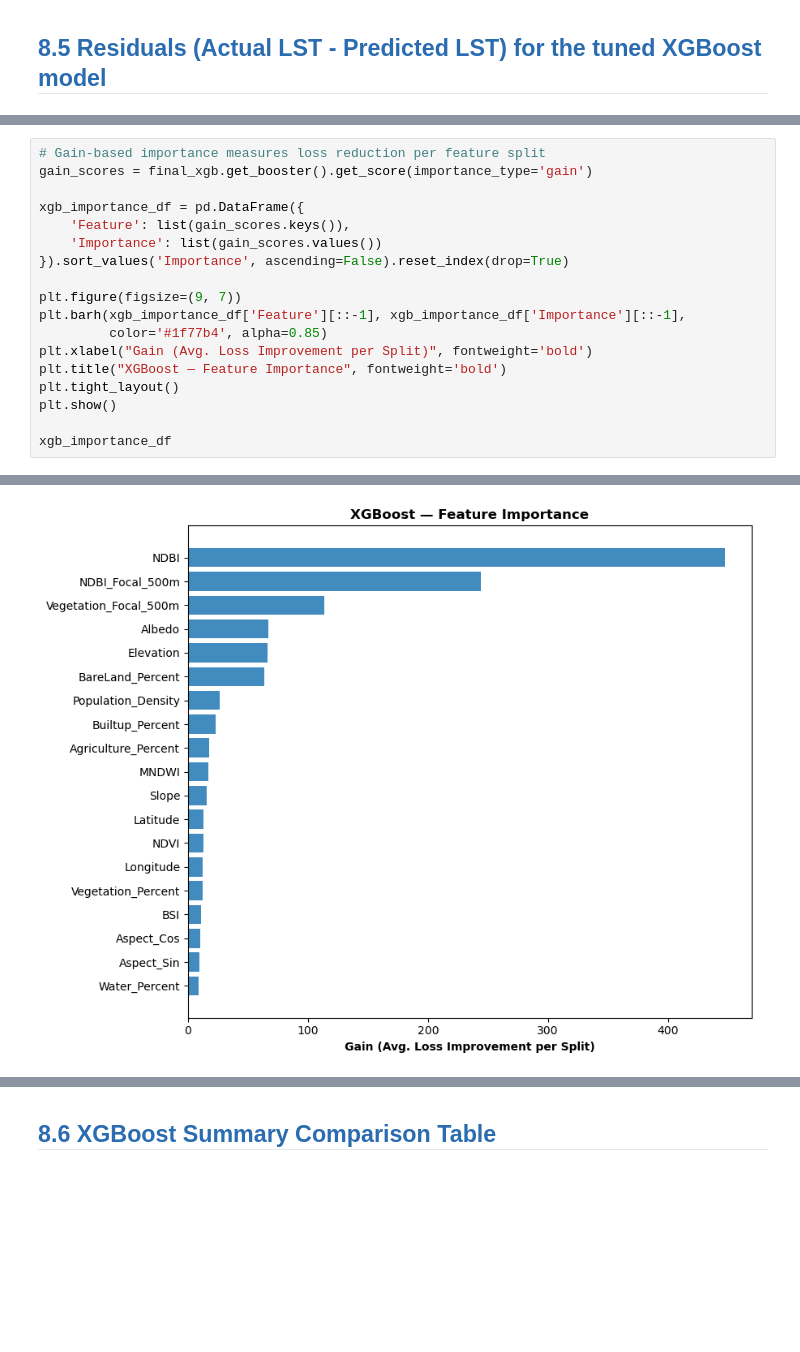
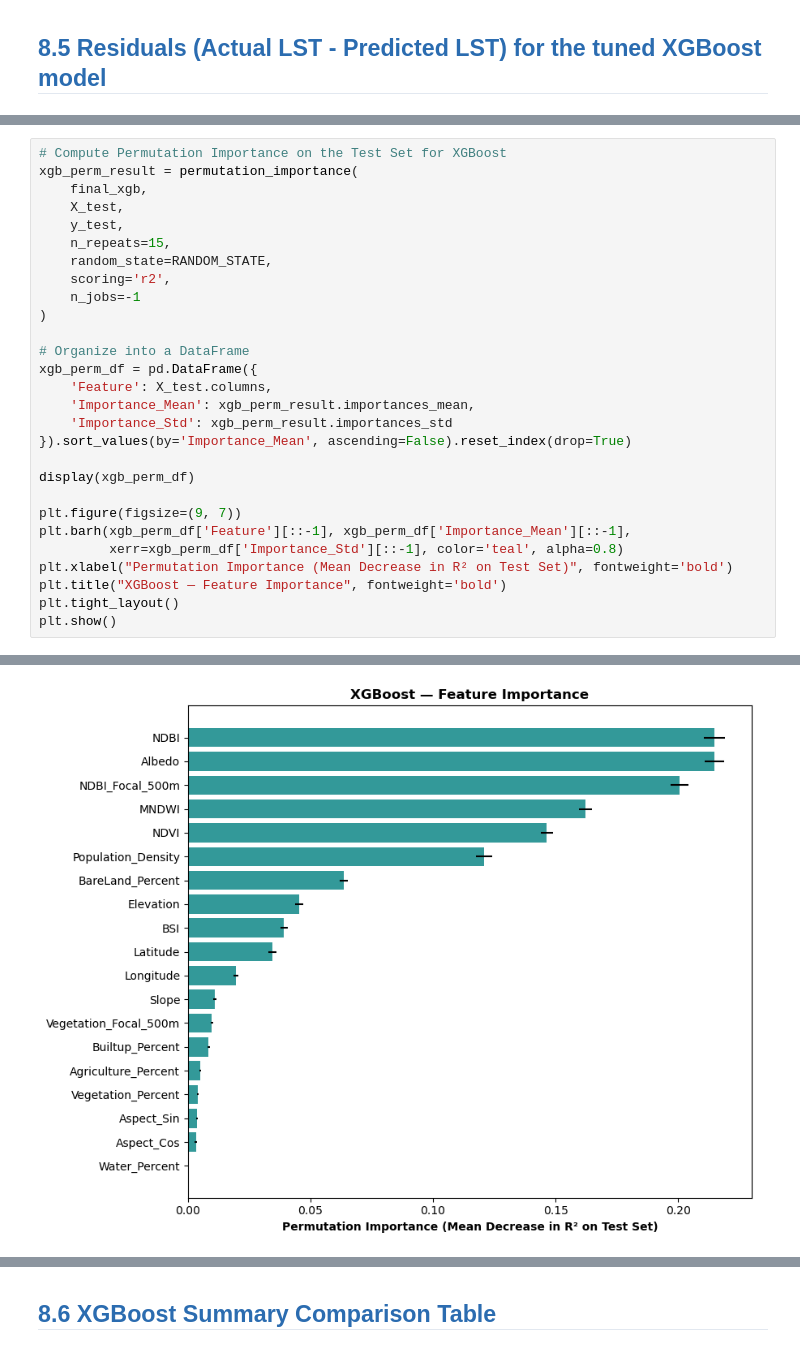
Before and after one commit to rijan-gh/LST-Prediction-Kathmandu-Hetauda, a Jupyter notebook: LST_Kathmandu.ipynb, the cells around one changed output, grey strips where cells are left out. Cells and saved outputs as stored; diff of their text form; blank space fills up the shorter version.

```diff
--- a/LST_Kathmandu.ipynb
+++ b/LST_Kathmandu.ipynb
@@ -963,19 +963,29 @@ plt.show()
 # %%
-# Gain-based importance measures loss reduction per feature split
-gain_scores = final_xgb.get_booster().get_score(importance_type='gain')
+# Compute Permutation Importance on the Test Set for XGBoost
+xgb_perm_result = permutation_importance(
+    final_xgb,
+    X_test,
+    y_test,
+    n_repeats=15,
+    random_state=RANDOM_STATE,
+    scoring='r2',
+    n_jobs=-1
+)
 
-xgb_importance_df = pd.DataFrame({
-    'Feature': list(gain_scores.keys()),
-    'Importance': list(gain_scores.values())
-}).sort_values('Importance', ascending=False).reset_index(drop=True)
+# Organize into a DataFrame
+xgb_perm_df = pd.DataFrame({
+    'Feature': X_test.columns,
+    'Importance_Mean': xgb_perm_result.importances_mean,
+    'Importance_Std': xgb_perm_result.importances_std
+}).sort_values(by='Importance_Mean', ascending=False).reset_index(drop=True)
+
+display(xgb_perm_df)
 
 plt.figure(figsize=(9, 7))
-plt.barh(xgb_importance_df['Feature'][::-1], xgb_importance_df['Importance'][::-1],
-         color='#1f77b4', alpha=0.85)
-plt.xlabel("Gain (Avg. Loss Improvement per Split)", fontweight='bold')
+plt.barh(xgb_perm_df['Feature'][::-1], xgb_perm_df['Importance_Mean'][::-1],
+         xerr=xgb_perm_df['Importance_Std'][::-1], color='teal', alpha=0.8)
+plt.xlabel("Permutation Importance (Mean Decrease in R² on Test Set)", fontweight='bold')
 plt.title("XGBoost — Feature Importance", fontweight='bold')
 plt.tight_layout()
 plt.show()
-
-xgb_importance_df
 # %% [output]
@@ -982 +1009 @@ xgb_importance_df
-[figure, old version]
+[figure, new version]
```
Also changed, not shown: parts of 13 cells of this notebook, 3 other files.
